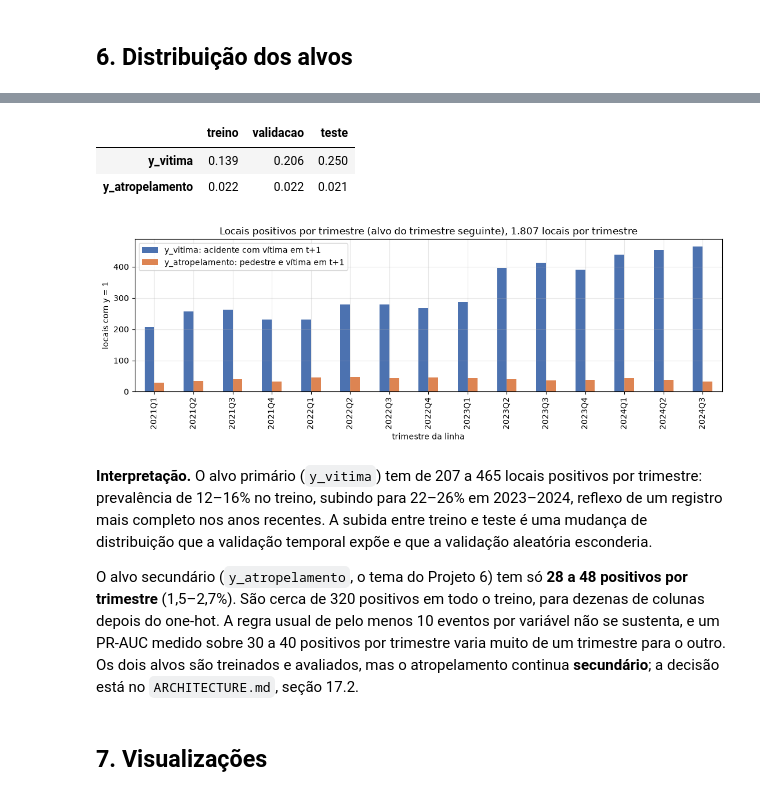
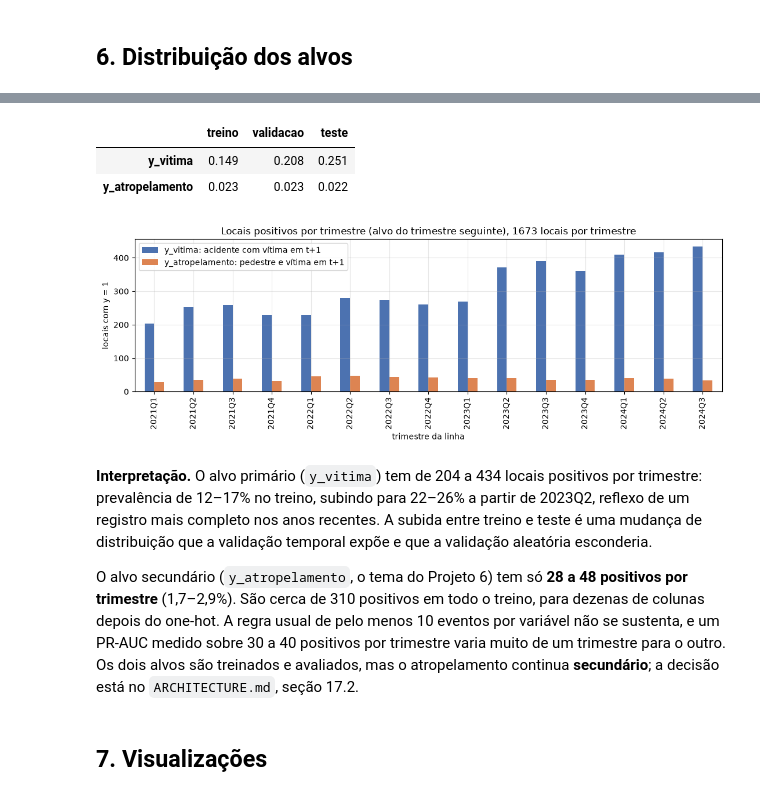
Before and after one commit to guilhermemouraovc/recife-seguranca-viaria, a Jupyter notebook: notebooks/01_eda_bootstrap.ipynb, the cells around one changed output, grey strips where cells are left out. Cells and saved outputs as stored; diff of their text form; code cells hidden in the pictures.

```diff
--- a/notebooks/01_eda_bootstrap.ipynb
+++ b/notebooks/01_eda_bootstrap.ipynb
@@ -224,26 +224,26 @@ grade: 1807 locais (≥ 3 acidentes) de 4290 locais distintos
 # %%
 fig, ax = plt.subplots(figsize=(11, 4))
 modelagem[["y_vitima_positivos", "y_atropelamento_positivos"]].plot.bar(ax=ax, color=["#4c72b0", "#dd8452"])
-ax.set(title="Locais positivos por trimestre (alvo do trimestre seguinte), 1.807 locais por trimestre",
+ax.set(title=f"Locais positivos por trimestre (alvo do trimestre seguinte), {features['local_id'].nunique()} locais por trimestre",
        xlabel="trimestre da linha", ylabel="locais com y = 1")
 ax.legend(["y_vitima: acidente com vítima em t+1", "y_atropelamento: pedestre e vítima em t+1"])
 plt.tight_layout()
 periodos = {"treino": ("2021Q1", "2022Q4"), "validacao": ("2023Q1", "2023Q4"), "teste": ("2024Q1", "2024Q3")}
 pd.DataFrame({p: {alvo: modelagem.loc[i:f, f"{alvo}_prevalencia"].mean().round(3)
                   for alvo in ["y_vitima", "y_atropelamento"]} for p, (i, f) in periodos.items()})
 # %% [output]
 |  | treino | validacao | teste |
-| y_vitima | 0.139 | 0.206 | 0.250 |
-| y_atropelamento | 0.022 | 0.022 | 0.021 |
+| y_vitima | 0.149 | 0.208 | 0.251 |
+| y_atropelamento | 0.023 | 0.023 | 0.022 |
-[figure, old version]
+[figure, new version]
 # %% [markdown]
-**Interpretação.** O alvo primário (`y_vitima`) tem de 207 a 465 locais positivos por
-trimestre: prevalência de 12–16% no treino, subindo para 22–26% em 2023–2024, reflexo de um
+**Interpretação.** O alvo primário (`y_vitima`) tem de 204 a 434 locais positivos por
+trimestre: prevalência de 12–17% no treino, subindo para 22–26% a partir de 2023Q2, reflexo de um
 registro mais completo nos anos recentes. A subida entre treino e teste é uma mudança de
 distribuição que a validação temporal expõe e que a validação aleatória esconderia.
 
 O alvo secundário (`y_atropelamento`, o tema do Projeto 6) tem só **28 a 48 positivos por
-trimestre** (1,5–2,7%). São cerca de 320 positivos em todo o treino, para dezenas de colunas
+trimestre** (1,7–2,9%). São cerca de 310 positivos em todo o treino, para dezenas de colunas
 depois do one-hot. A regra usual de pelo menos 10 eventos por variável não se sustenta, e um
 PR-AUC medido sobre 30 a 40 positivos por trimestre varia muito de um trimestre para o outro.
 Os dois alvos são treinados e avaliados, mas o atropelamento continua **secundário**; a
```
Also changed, not shown: parts of 5 cells of this notebook, 1 other file.
